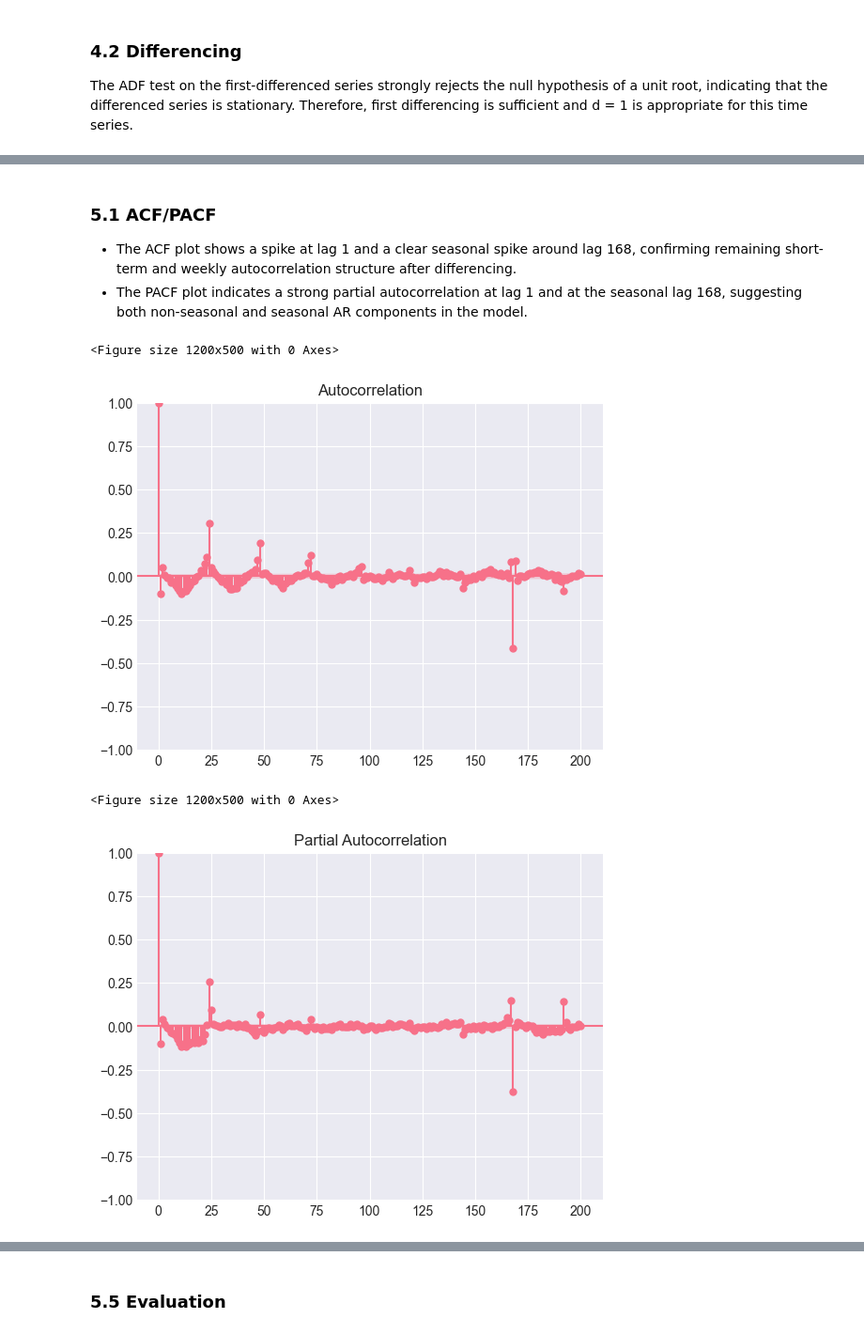
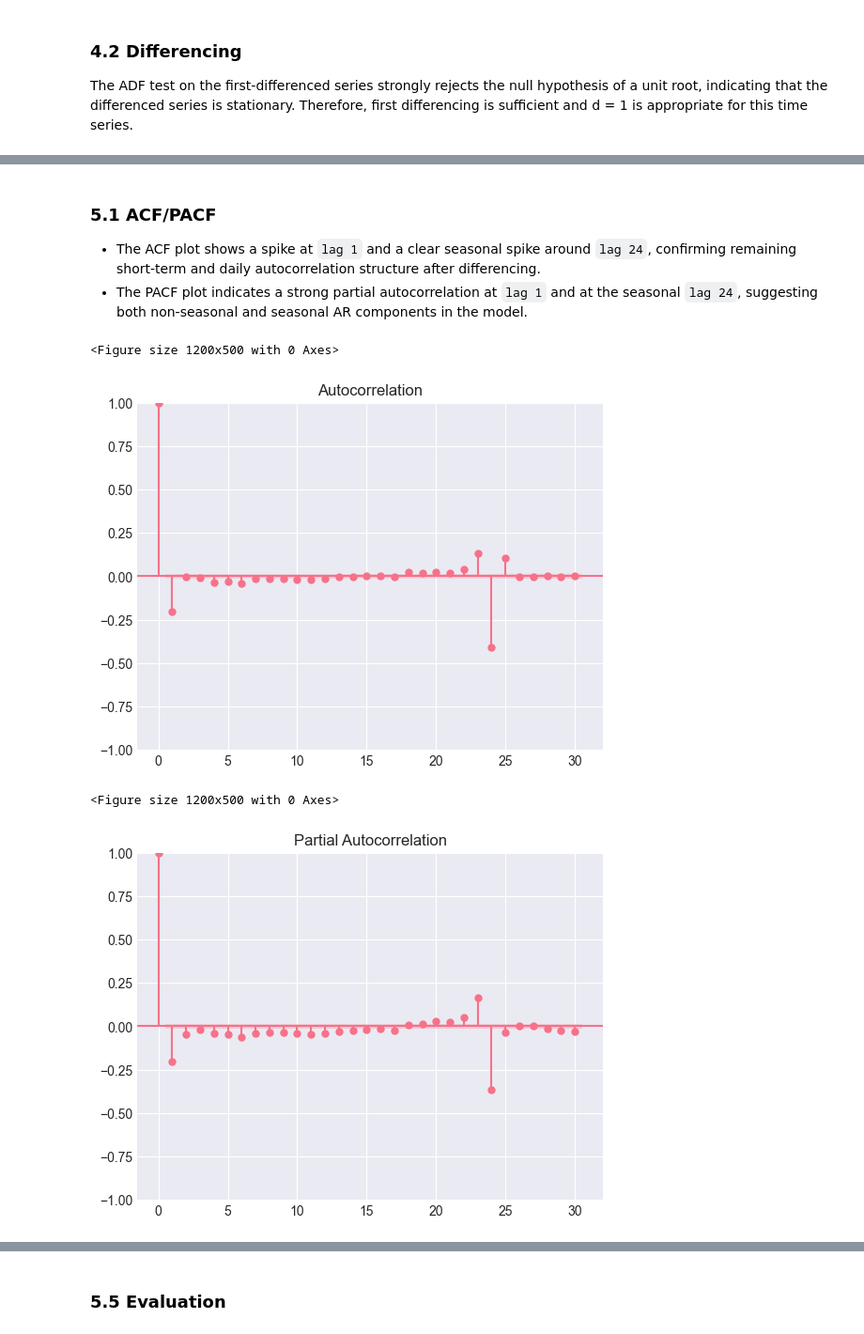
Before and after one commit to Dai-Nguyen1506/Electricity-Load-Diagrams, a Jupyter notebook: notebooks/05_models_statistical.ipynb, the cells around one changed output, grey strips where cells are left out. Shown at 94% size. Saved outputs shown, nothing was run; the diff lists cells and outputs as text; code cells hidden in the pictures.

```diff
--- a/notebooks/05_models_statistical.ipynb
+++ b/notebooks/05_models_statistical.ipynb
@@ -158,21 +170,21 @@ p-value: 2.7066855852659533e-23
 # %% [markdown]
 ### 5.1 ACF/PACF
-- The ACF plot shows a spike at lag 1 and a clear seasonal spike around lag 168, confirming remaining short-term and weekly autocorrelation structure after differencing.
-- The PACF plot indicates a strong partial autocorrelation at lag 1 and at the seasonal lag 168, suggesting both non-seasonal and seasonal AR components in the model.
+- The ACF plot shows a spike at `lag 1` and a clear seasonal spike around `lag 24`, confirming remaining short-term and daily autocorrelation structure after differencing.
+- The PACF plot indicates a strong partial autocorrelation at `lag 1` and at the seasonal `lag 24`, suggesting both non-seasonal and seasonal AR components in the model.
 # %%
-diff_final = train.diff().diff(168).dropna()
+diff_final = train.diff().diff(24).dropna()
 
 plt.figure(figsize=(12,5))
-plot_acf(diff_final, lags=200)
+plot_acf(diff_final, lags=30)
 plt.show()
 
 plt.figure(figsize=(12,5))
-plot_pacf(diff_final, lags=200)
+plot_pacf(diff_final, lags=30)
 plt.show()
 # %% [output]
 <Figure size 1200x500 with 0 Axes>
-[figure, old version]
+[figure, new version]
 <Figure size 1200x500 with 0 Axes>
-[figure, old version]
+[figure, new version]
 # %% [markdown]
 ### 5.2 Order selection
```
Also changed, not shown: parts of 27 cells of this notebook.
